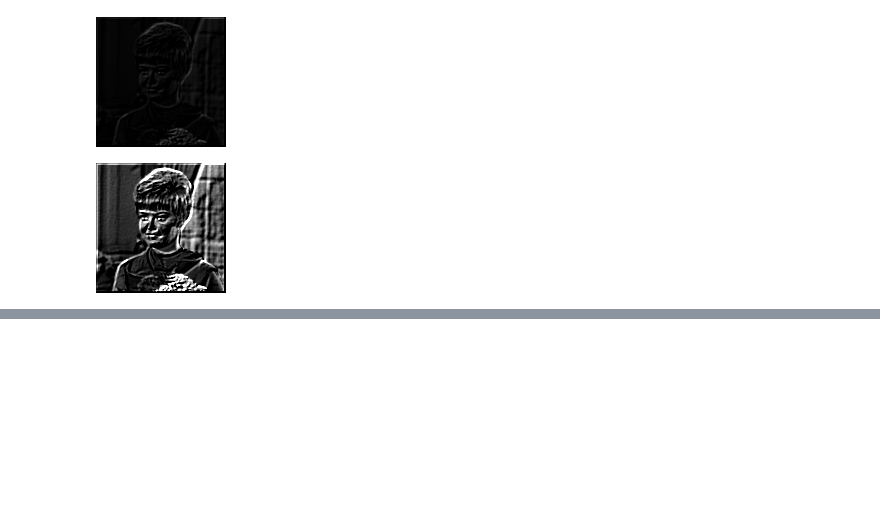
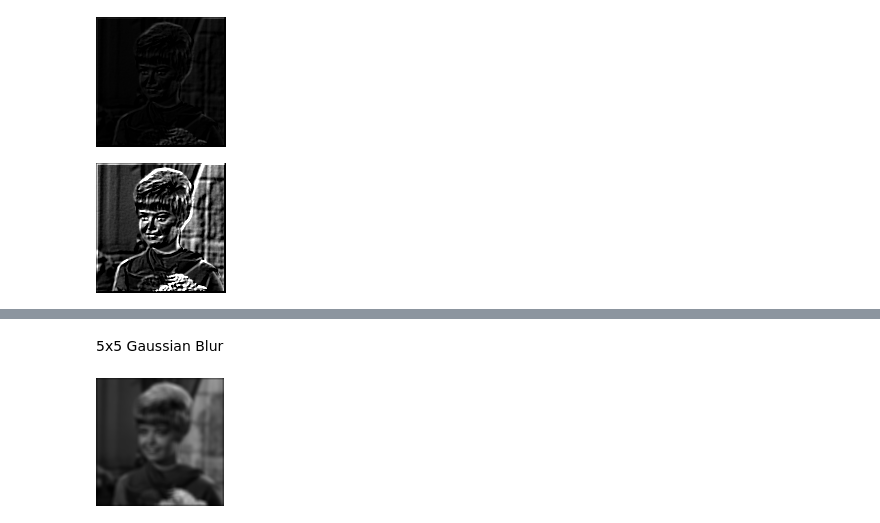
Before and after one commit to mochammadcholilurrokhman/PCVK_Ganjil_Mochammad-Cholilur-Rokhman, a Jupyter notebook: Week7.ipynb, the cells around one changed output, grey strips where cells are left out. Cells and saved outputs as stored; diff of their text form; code cells hidden in the pictures; blank space fills up the shorter version.

```diff
--- a/Week7.ipynb
+++ b/Week7.ipynb
@@ -70,0 +105,13 @@ cv2_imshow(convolution2d(img_gray, kernel_emboss_high, 1, 2))
+# %% [markdown]
+5x5
+Gaussian
+Blur
+# %%
+kernel_size = 5
+sigma=math.sqrt(kernel_size)
+gaussian_kernel = cv.getGaussianKernel(kernel_size, sigma)
+gauss_kernel = gaussian_kernel @ gaussian_kernel.transpose()
+
+cv2_imshow(convolution2d(img_gray, gauss_kernel, 1, 2))
+# %% [output]
+[figure, added]
```
Also changed, not shown: parts of 8 cells of this notebook.
